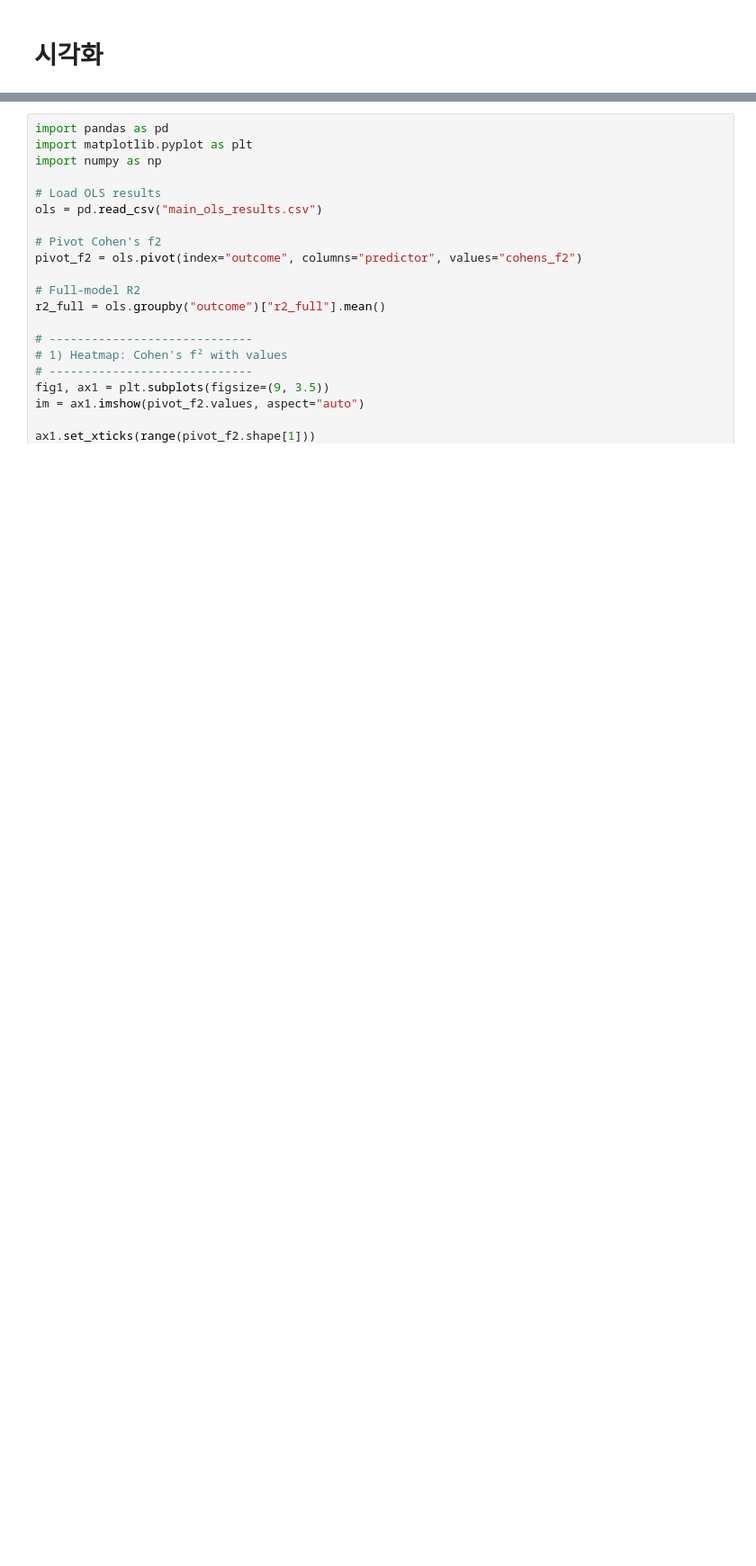
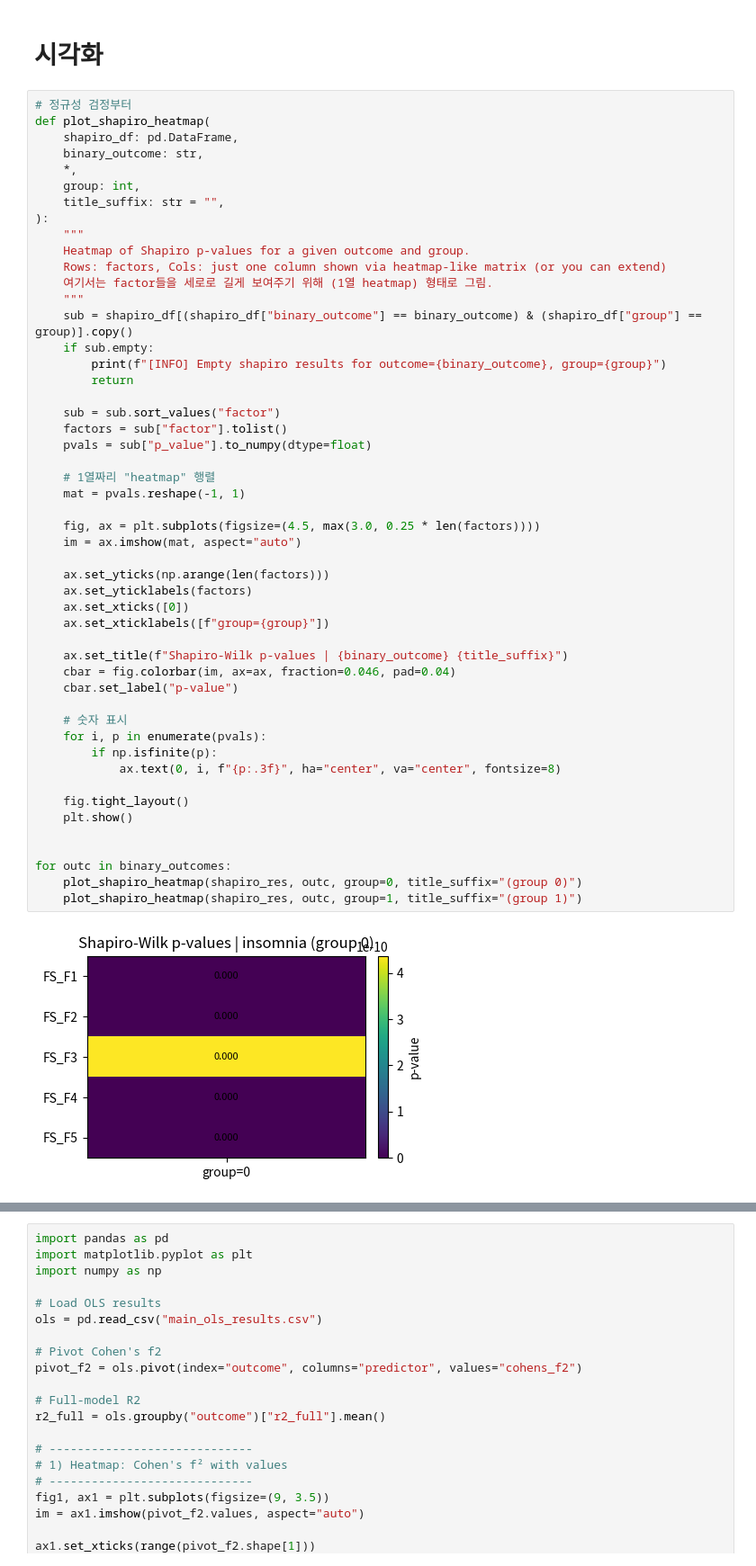
Before and after one commit to LeeHyunWon999/SleepHi, a Jupyter notebook: EDA_sleep_EFA_ver5_final_test_outcome.ipynb, the cells around one changed output, grey strips where cells are left out. Shown at 90% size. Cells and saved outputs as stored; diff of their text form; blank space fills up the shorter version.

Commit message:
logistic-train/test/bootstrap, ttest-shapiro/utest

```diff
--- a/EDA_sleep_EFA_ver5_final_test_outcome.ipynb
+++ b/EDA_sleep_EFA_ver5_final_test_outcome.ipynb
@@ -2058,2 +2309,54 @@ Optimization terminated successfully    (Exit mode 0)
 # %% [markdown]
 # 시각화
+# %%
+# 정규성 검정부터
+def plot_shapiro_heatmap(
+    shapiro_df: pd.DataFrame,
+    binary_outcome: str,
+    *,
+    group: int,
+    title_suffix: str = "",
+):
+    """
+    Heatmap of Shapiro p-values for a given outcome and group.
+    Rows: factors, Cols: just one column shown via heatmap-like matrix (or you can extend)
+    여기서는 factor들을 세로로 길게 보여주기 위해 (1열 heatmap) 형태로 그림.
+    """
+    sub = shapiro_df[(shapiro_df["binary_outcome"] == binary_outcome) & (shapiro_df["group"] == group)].copy()
+    if sub.empty:
+        print(f"[INFO] Empty shapiro results for outcome={binary_outcome}, group={group}")
+        return
+
+    sub = sub.sort_values("factor")
+    factors = sub["factor"].tolist()
+    pvals = sub["p_value"].to_numpy(dtype=float)
+
+    # 1열짜리 "heatmap" 행렬
+    mat = pvals.reshape(-1, 1)
+
+    fig, ax = plt.subplots(figsize=(4.5, max(3.0, 0.25 * len(factors))))
+    im = ax.imshow(mat, aspect="auto")
+
+    ax.set_yticks(np.arange(len(factors)))
+    ax.set_yticklabels(factors)
+    ax.set_xticks([0])
+    ax.set_xticklabels([f"group={group}"])
+
+    ax.set_title(f"Shapiro-Wilk p-values | {binary_outcome} {title_suffix}")
+    cbar = fig.colorbar(im, ax=ax, fraction=0.046, pad=0.04)
+    cbar.set_label("p-value")
+
+    # 숫자 표시
+    for i, p in enumerate(pvals):
+        if np.isfinite(p):
+            ax.text(0, i, f"{p:.3f}", ha="center", va="center", fontsize=8)
+
+    fig.tight_layout()
+    plt.show()
+
+
+for outc in binary_outcomes:
+    plot_shapiro_heatmap(shapiro_res, outc, group=0, title_suffix="(group 0)")
+    plot_shapiro_heatmap(shapiro_res, outc, group=1, title_suffix="(group 1)")
+# %% [output]
+[figure, added]
```
Also changed, not shown: parts of 9 cells of this notebook.
